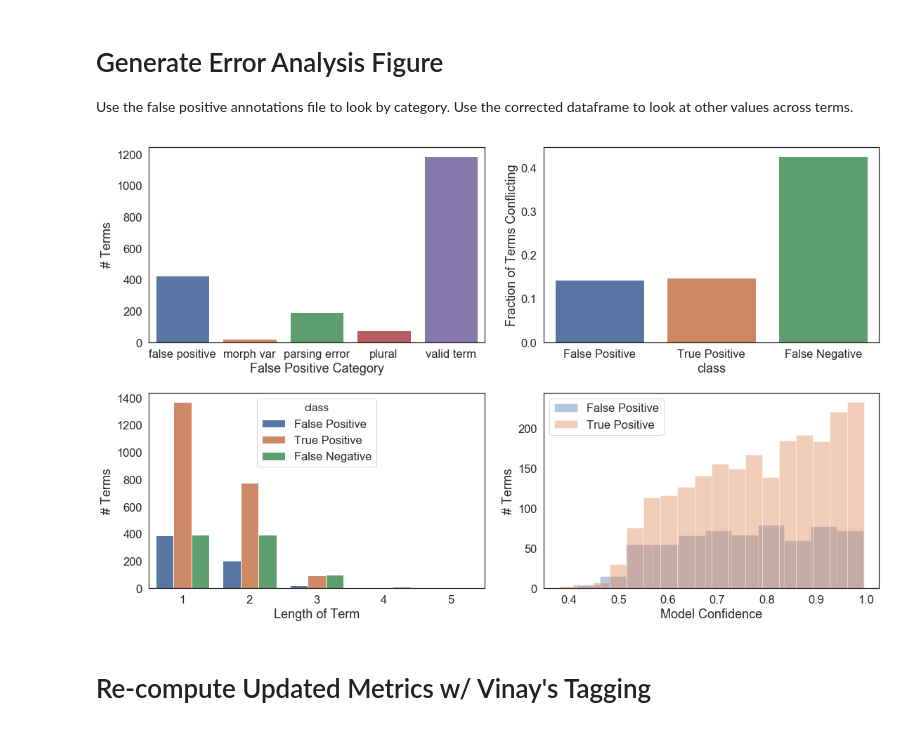
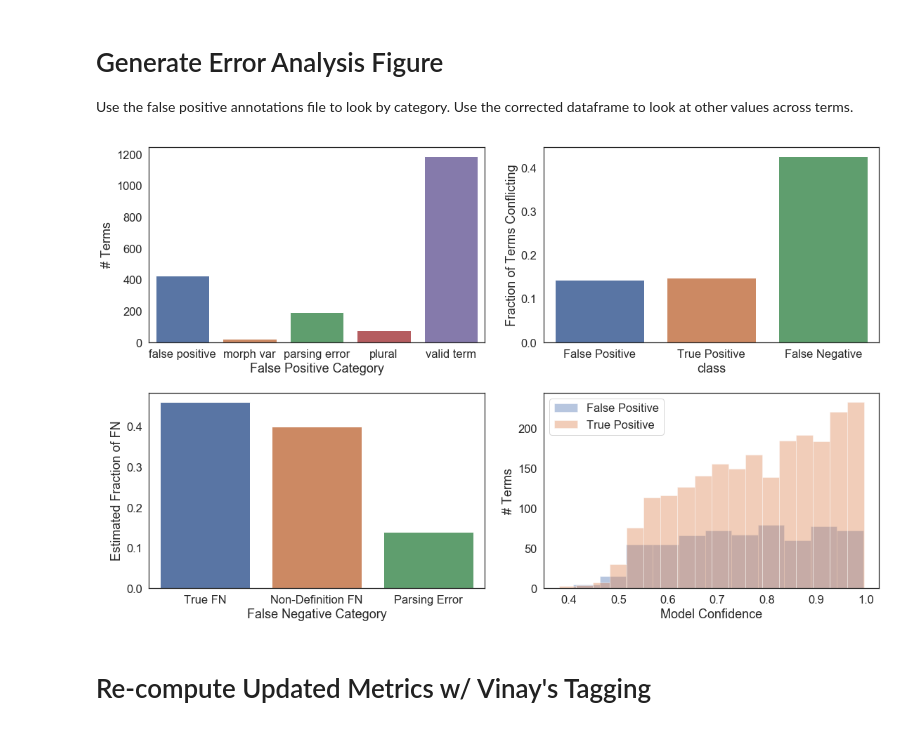
Before and after one commit to mattboggess/cs224n_glossary_extraction, a Jupyter notebook: notebooks/Terms Analysis.ipynb, the cells around one changed output. Saved outputs shown, nothing was run; the diff lists cells and outputs as text; code cells hidden in the pictures.

Commit message:
Added definition sentences to error analysis

```diff
--- a/notebooks/Terms Analysis.ipynb
+++ b/notebooks/Terms Analysis.ipynb
@@ -161,34 +161,41 @@ Use the false positive annotations file to look by category. Use the corrected d
 # %%
 sns.set(style='white', font_scale=1.5)
 f, axs = plt.subplots(2, 2, figsize=(16, 10))
 
 # plot false positive breakdown
 sns.countplot(data=fp_ann, x='category', ax=axs[0, 0])
 axs[0, 0].set_xlabel('False Positive Category')
 axs[0, 0].set_ylabel('# Terms')
 
 # plot training conflict
 corrected_output['train_conflict'] = (corrected_output['train_count'] > 0).astype(int) * (1 - corrected_output['train_kt'])
 sns.barplot(x='class', y='train_conflict', data=corrected_output, ax=axs[0, 1], ci=None)
 axs[0, 1].set_ylabel('Fraction of Terms Conflicting')
 
+# plot definition sentence false negatives
+df = pd.DataFrame({'False Negative Category': ['True FN', 'Non-Definition FN', 'Parsing Error'],
+                  'Estimated Fraction of FN': [0.46, 0.4, 0.14]})
+sns.barplot(x='False Negative Category', y='Estimated Fraction of FN', data=df, ax=axs[1, 0], ci=None)
+
+
 # split by term count
-sns.countplot(x='term_length', hue='class', data=corrected_output, ax=axs[1, 0]);
-axs[1, 0].set_xlabel('Length of Term')
-axs[1, 0].set_ylabel('# Terms')
+##sns.countplot(x='term_length', hue='class', data=corrected_output, ax=axs[1, 0]);
+#axs[1, 0].set_xlabel('Length of Term')
+#axs[1, 0].set_ylabel('# Terms')
+#
 
 # model confidence scores
 sns.distplot(corrected_output[corrected_output['class'] == 'False Positive'].prob, ax=axs[1, 1], kde=False, norm_hist=False)
 sns.distplot(corrected_output[corrected_output['class'] == 'True Positive'].prob, ax=axs[1, 1], kde=False, norm_hist=False)
 axs[1, 1].legend(['False Positive', 'True Positive'])
 axs[1, 1].set_ylabel('# Terms')
 axs[1, 1].set_xlabel('Model Confidence')
 
 plt.tight_layout()
 plt.savefig('error_analysis.png')
 plt.show()
 # %% [output]
-[figure, old version]
+[figure, new version]
 # %% [markdown]
 # Re-compute Updated Metrics w/ Vinay's Tagging
 # %%
```
Also changed, not shown: parts of 1 cell of this notebook, 1 other file.
